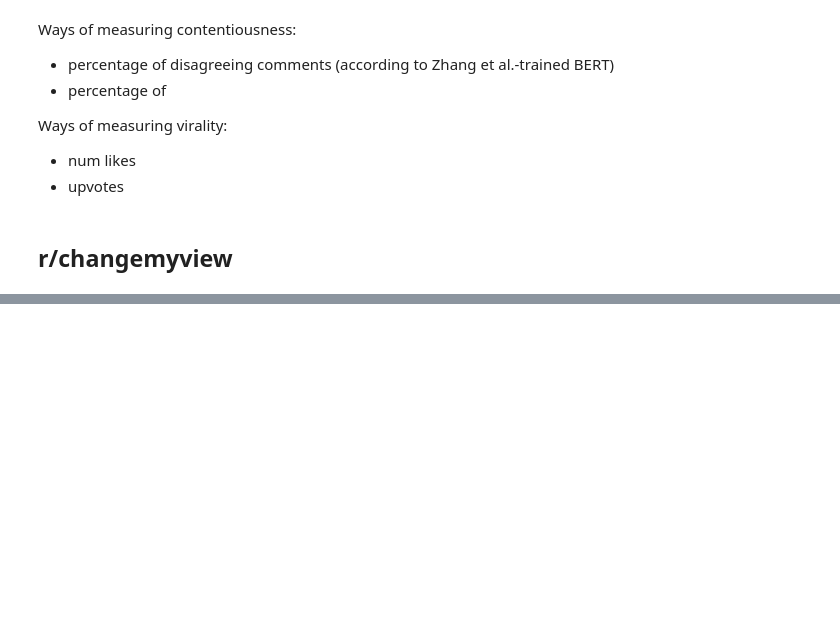
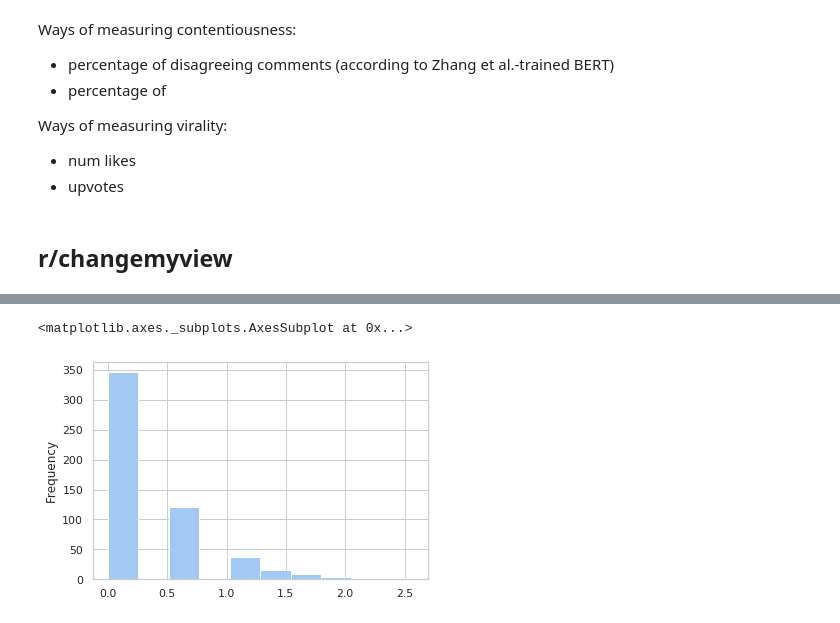
Before and after one commit to yiweiluo/Green-American-Lexicon, a Jupyter notebook: agreement_detection/agreement_and_virality.ipynb, the cells around one changed output, grey strips where cells are left out. Cells and saved outputs as stored; diff of their text form; code cells hidden in the pictures; blank space fills up the shorter version.

```diff
--- a/agreement_detection/agreement_and_virality.ipynb
+++ b/agreement_detection/agreement_and_virality.ipynb
@@ -53,0 +102,5 @@ posts_df['pct_disagree_comments'] = posts_df.apply(lambda x: x['n_disagree_comme
+# %%
+posts_df['n_agree_comments'].apply(lambda x: math.log(x+1)).plot.hist()
+# %% [output]
+<matplotlib.axes._subplots.AxesSubplot at 0x...>
+[figure, added]
```
Also changed, not shown: parts of 17 cells of this notebook, 4 other files.
